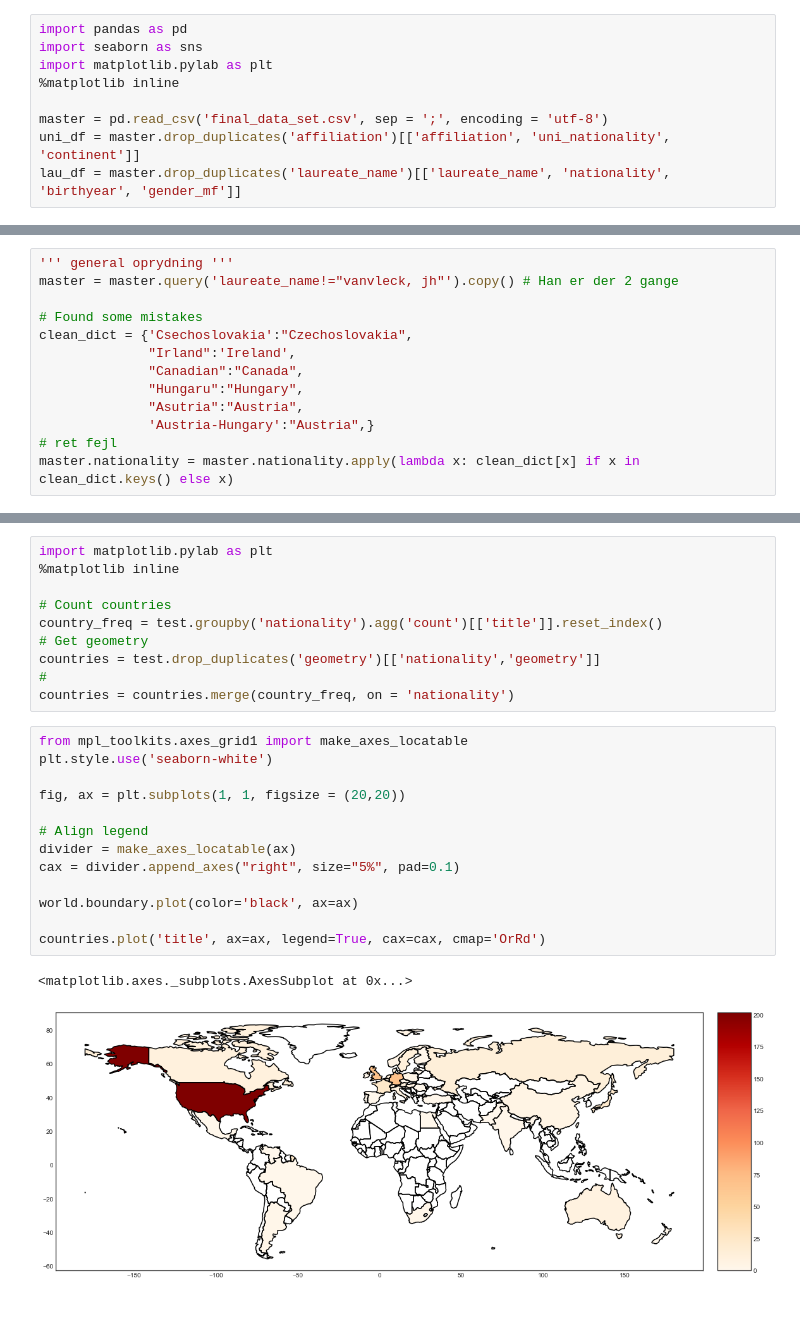
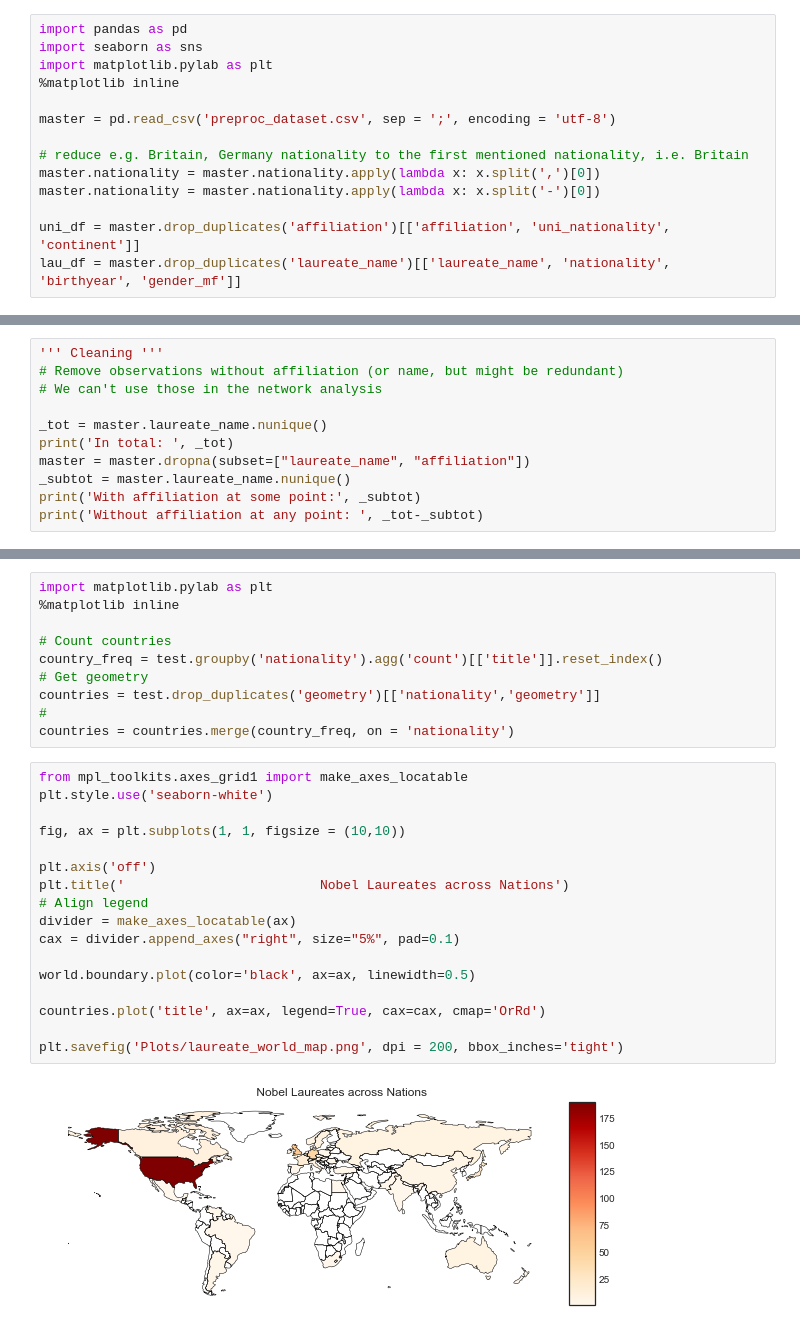
Before and after one commit to EsbenBL/AKOP2021, a Jupyter notebook: dataverse_files/Descriptive Analysis.ipynb, the cells around one changed output, grey strips where cells are left out. Drawn from its saved outputs; the diff is of its cells as text.

```diff
--- a/dataverse_files/Descriptive Analysis.ipynb
+++ b/dataverse_files/Descriptive Analysis.ipynb
@@ -38,6 +6,11 @@ import seaborn as sns
 import matplotlib.pylab as plt
 %matplotlib inline
 
-master = pd.read_csv('final_data_set.csv', sep = ';', encoding = 'utf-8')
+master = pd.read_csv('preproc_dataset.csv', sep = ';', encoding = 'utf-8')
+
+# reduce e.g. Britain, Germany nationality to the first mentioned nationality, i.e. Britain
+master.nationality = master.nationality.apply(lambda x: x.split(',')[0])
+master.nationality = master.nationality.apply(lambda x: x.split('-')[0])
+
 uni_df = master.drop_duplicates('affiliation')[['affiliation', 'uni_nationality', 'continent']]
 lau_df = master.drop_duplicates('laureate_name')[['laureate_name', 'nationality', 'birthyear', 'gender_mf']]
@@ -43,0 +148,11 @@ lau_df = master.drop_duplicates('laureate_name')[['laureate_name', 'nationality'
+# %%
+''' Cleaning '''
+# Remove observations without affiliation (or name, but might be redundant)
+# We can't use those in the network analysis
+
+_tot = master.laureate_name.nunique()
+print('In total: ', _tot)
+master = master.dropna(subset=["laureate_name", "affiliation"])
+_subtot = master.laureate_name.nunique()
+print('With affiliation at some point:', _subtot)
+print('Without affiliation at any point: ', _tot-_subtot)
@@ -240,15 +274,2 @@ plt.show()
 # %% [markdown]
 # World Map
-# %%
-''' general oprydning '''
-master = master.query('laureate_name!="vanvleck, jh"').copy() # Han er der 2 gange
-
-# Found some mistakes
-clean_dict = {'Csechoslovakia':"Czechoslovakia",
-              "Irland":'Ireland',
-              "Canadian":"Canada",
-              "Hungaru":"Hungary",
-              "Asutria":"Austria",
-              'Austria-Hungary':"Austria",}
-# ret fejl
-master.nationality = master.nationality.apply(lambda x: clean_dict[x] if x in clean_dict.keys() else x)
@@ -290,16 +314,19 @@ countries = countries.merge(country_freq, on = 'nationality')
 # %%
 from mpl_toolkits.axes_grid1 import make_axes_locatable
 plt.style.use('seaborn-white')
 
-fig, ax = plt.subplots(1, 1, figsize = (20,20))
+fig, ax = plt.subplots(1, 1, figsize = (10,10))
 
+plt.axis('off')
+plt.title('                         Nobel Laureates across Nations')
 # Align legend
 divider = make_axes_locatable(ax)
 cax = divider.append_axes("right", size="5%", pad=0.1)
 
-world.boundary.plot(color='black', ax=ax)
+world.boundary.plot(color='black', ax=ax, linewidth=0.5)
 
 countries.plot('title', ax=ax, legend=True, cax=cax, cmap='OrRd')
+
+plt.savefig('Plots/laureate_world_map.png', dpi = 200, bbox_inches='tight')
 # %% [output]
-<matplotlib.axes._subplots.AxesSubplot at 0x...>
-[figure, old version]
+[figure, new version]
```
Also changed, not shown: parts of 45 cells of this notebook, 49 other files.
